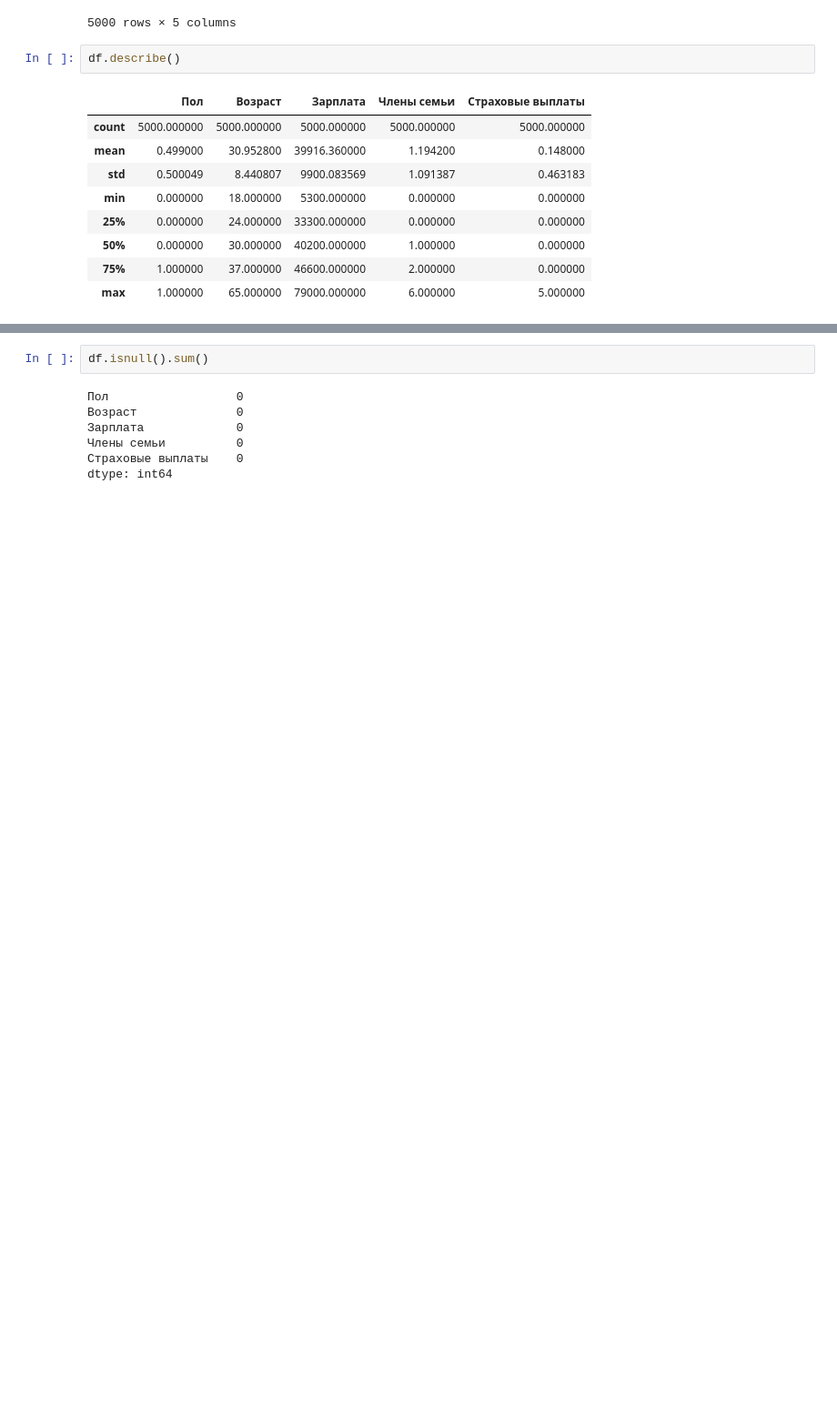
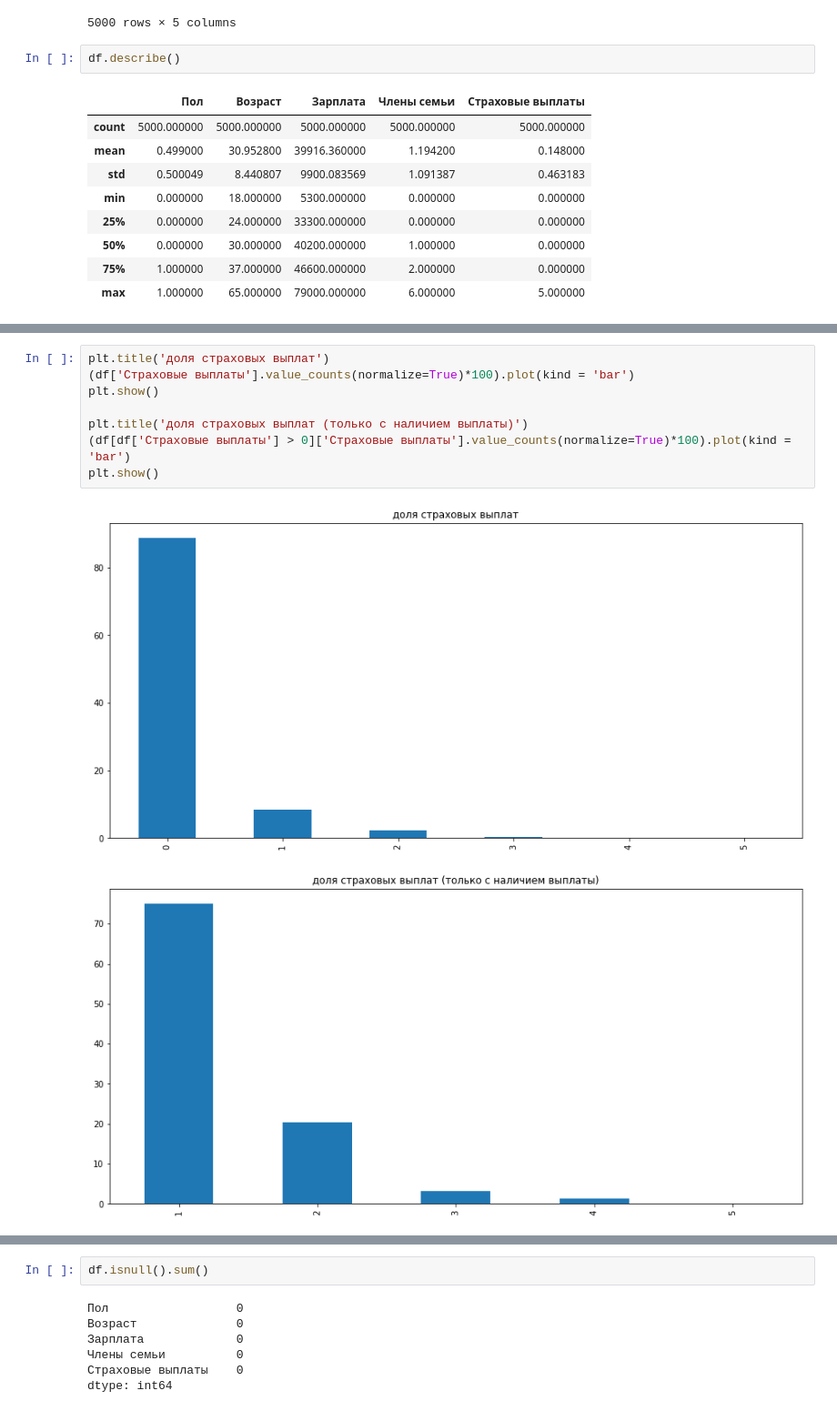
Before and after one commit to aabitokh/home_repo, a Jupyter notebook: YP_DS/linal/linal.ipynb, the cells around one changed output, grey strips where cells are left out. Shown at 91% size. Cells and saved outputs as stored; diff of their text form; blank space fills up the shorter version.

```diff
--- a/YP_DS/linal/linal.ipynb
+++ b/YP_DS/linal/linal.ipynb
@@ -54 +50,12 @@ Name: Страховые выплаты, dtype: float64
+# %%
+plt.title('доля страховых выплат')
+(df['Страховые выплаты'].value_counts(normalize=True)*100).plot(kind = 'bar')
+plt.show()
+
+plt.title('доля страховых выплат (только с наличием выплаты)')
+(df[df['Страховые выплаты'] > 0]['Страховые выплаты'].value_counts(normalize=True)*100).plot(kind = 'bar')
+plt.show()
+# %% [output]
+[figure, added]
+[figure, added]
 # %%
```
Also changed, not shown: parts of 41 cells of this notebook.
